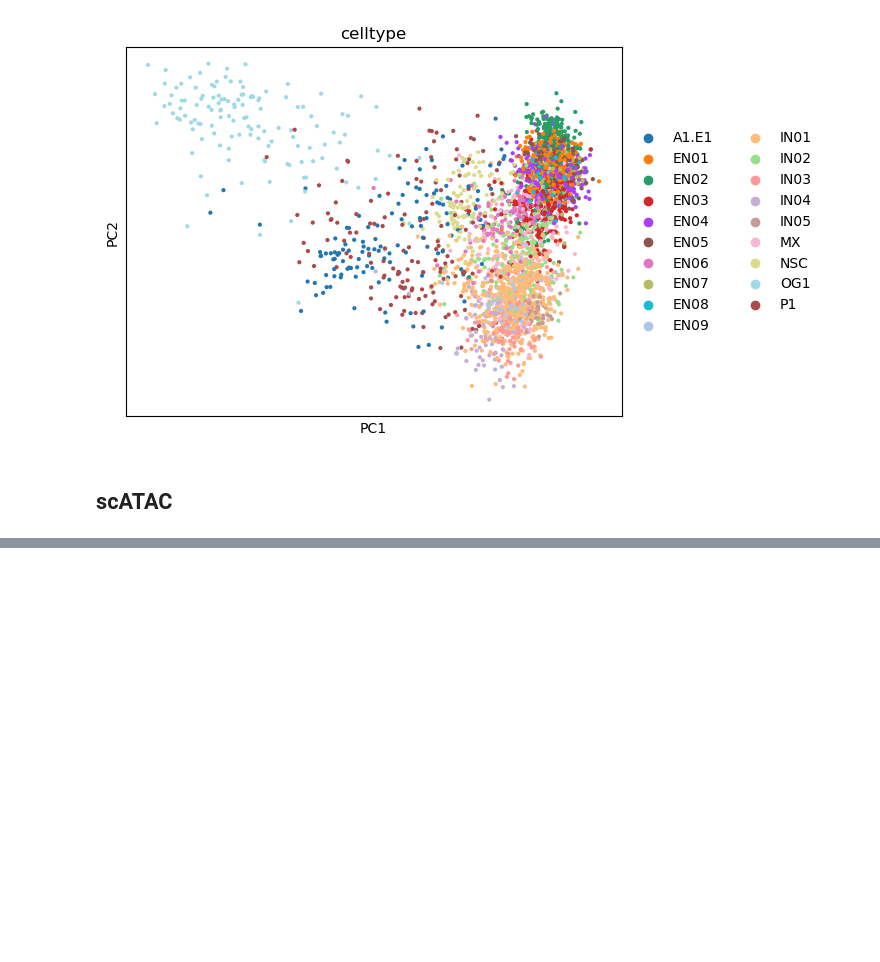
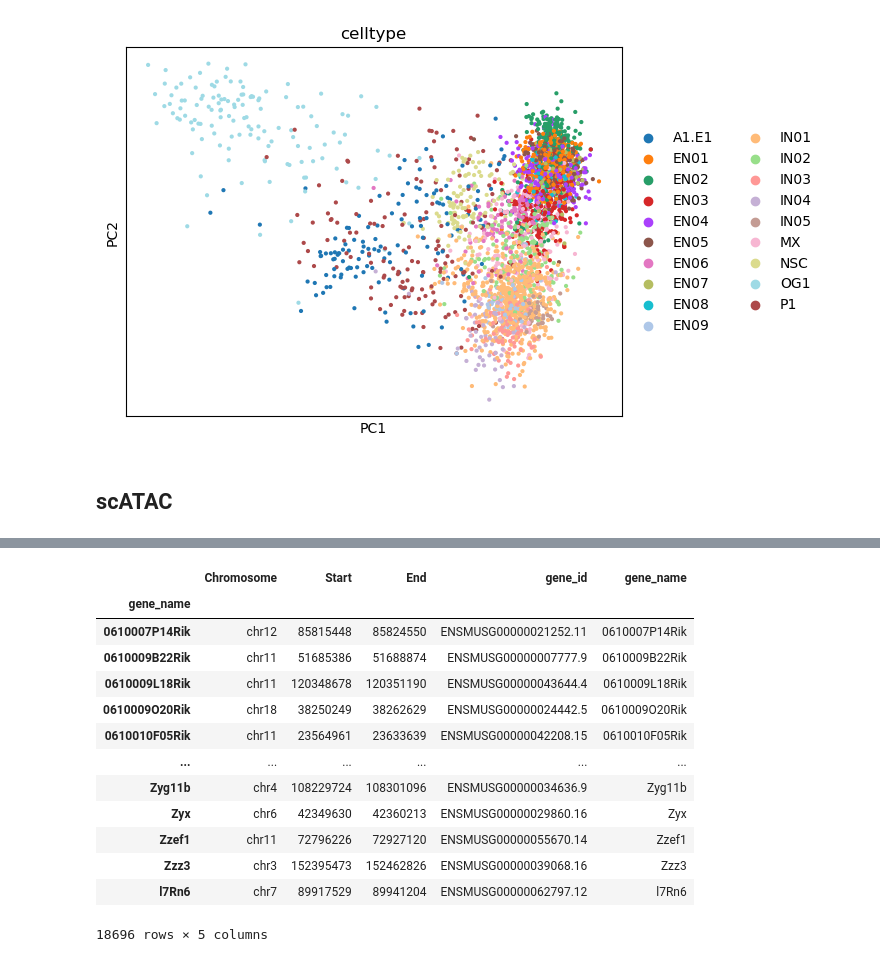
Before and after one commit to l-reich/spatial-chromatin-variability, a Jupyter notebook: src/preprocessing/SHARE-seq_pp.ipynb, the cells around one changed output, grey strips where cells are left out. Cells and saved outputs as stored; diff of their text form; code cells hidden in the pictures; blank space fills up the shorter version.

```diff
--- a/src/preprocessing/SHARE-seq_pp.ipynb
+++ b/src/preprocessing/SHARE-seq_pp.ipynb
@@ -215,0 +325,2 @@ mdata = mu.MuData({'rna': adata_rna, 'atac': adata_atac})
+# %%
+adata_rna_annotated = adata_rna[:, list(common_genes_gencode)].copy()
@@ -215,0 +404,17 @@ mdata = mu.MuData({'rna': adata_rna, 'atac': adata_atac})
+# %%
+mu.atac.tl.get_gene_annotation_from_rna(mdata)
+# %% [output]
+|  | Chromosome | Start | End | gene_id | gene_name |
+| gene_name |  |  |  |  |  |
+| 0610007P14Rik | chr12 | 85815448 | 85824550 | ENSMUSG00000021252.11 | 0610007P14Rik |
+| 0610009B22Rik | chr11 | 51685386 | 51688874 | ENSMUSG00000007777.9 | 0610009B22Rik |
+| 0610009L18Rik | chr11 | 120348678 | 120351190 | ENSMUSG00000043644.4 | 0610009L18Rik |
+| 0610009O20Rik | chr18 | 38250249 | 38262629 | ENSMUSG00000024442.5 | 0610009O20Rik |
+| 0610010F05Rik | chr11 | 23564961 | 23633639 | ENSMUSG00000042208.15 | 0610010F05Rik |
+| ... | ... | ... | ... | ... | ... |
+| Zyg11b | chr4 | 108229724 | 108301096 | ENSMUSG00000034636.9 | Zyg11b |
+| Zyx | chr6 | 42349630 | 42360213 | ENSMUSG00000029860.16 | Zyx |
+| Zzef1 | chr11 | 72796226 | 72927120 | ENSMUSG00000055670.14 | Zzef1 |
+| Zzz3 | chr3 | 152395473 | 152462826 | ENSMUSG00000039068.16 | Zzz3 |
+| l7Rn6 | chr7 | 89917529 | 89941204 | ENSMUSG00000062797.12 | l7Rn6 |
+18696 rows × 5 columns
```
Also changed, not shown: parts of 22 cells of this notebook, 1 other file.
